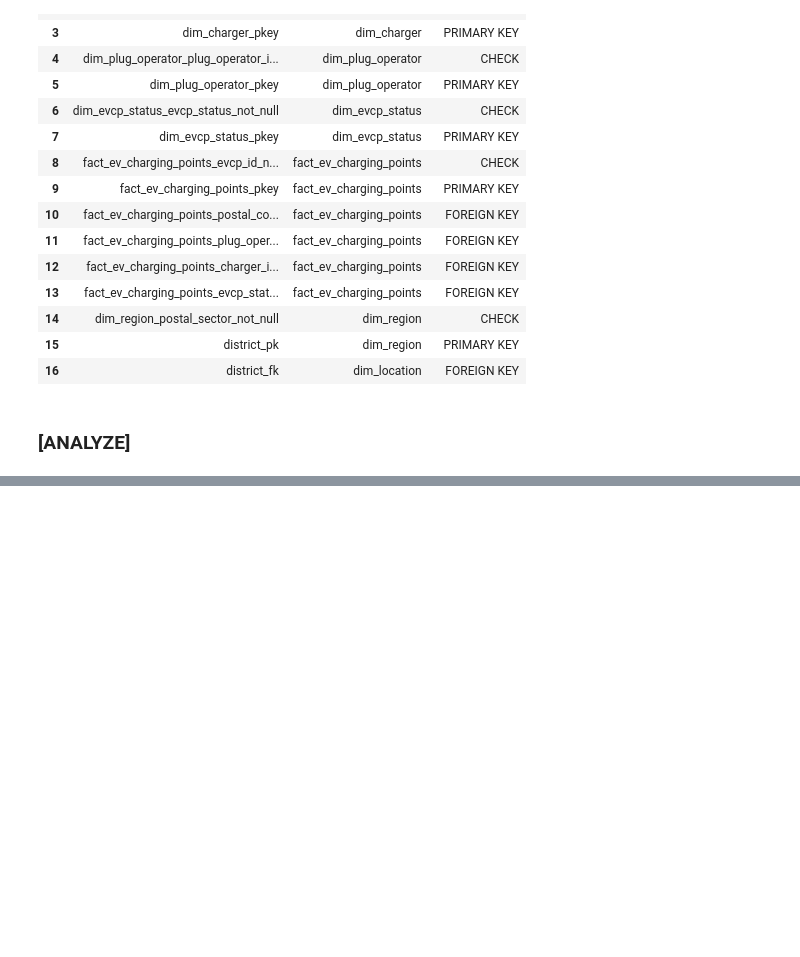
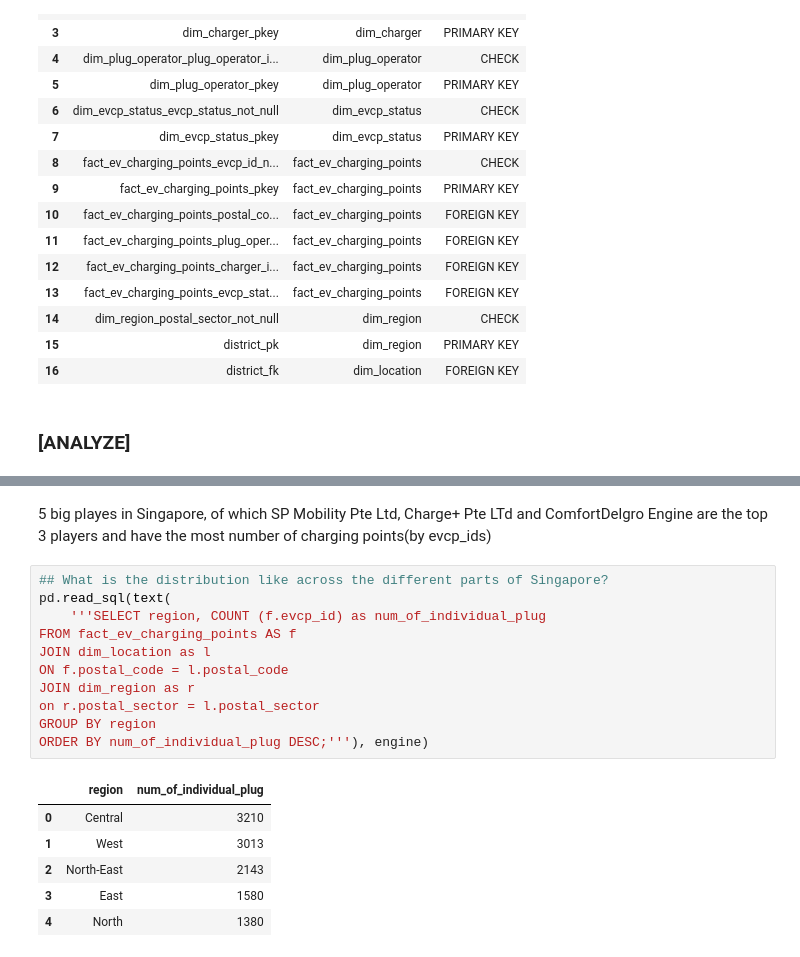
Before and after one commit to TanvirSiddique/repo2, a Jupyter notebook: EV charging Point_17Aug.ipynb, the cells around one changed output, grey strips where cells are left out. Cells and saved outputs as stored; diff of their text form; blank space fills up the shorter version.

```diff
--- a/EV charging Point_17Aug.ipynb
+++ b/EV charging Point_17Aug.ipynb
@@ -1833,0 +1860,20 @@ pd.read_sql(text(
+# %% [markdown]
+5 big playes in Singapore, of which SP Mobility Pte Ltd, Charge+ Pte LTd and ComfortDelgro Engine are the top 3 players and have the most number of charging points(by evcp_ids)
+# %%
+## What is the distribution like across the different parts of Singapore?
+pd.read_sql(text(
+    '''SELECT region, COUNT (f.evcp_id) as num_of_individual_plug
+FROM fact_ev_charging_points AS f
+JOIN dim_location as l
+ON f.postal_code = l.postal_code
+JOIN dim_region as r
+on r.postal_sector = l.postal_sector
+GROUP BY region
+ORDER BY num_of_individual_plug DESC;'''), engine)
+# %% [output]
+|  | region | num_of_individual_plug |
+| 0 | Central | 3210 |
+| 1 | West | 3013 |
+| 2 | North-East | 2143 |
+| 3 | East | 1580 |
+| 4 | North | 1380 |
```
Also changed, not shown: parts of 50 cells of this notebook.
